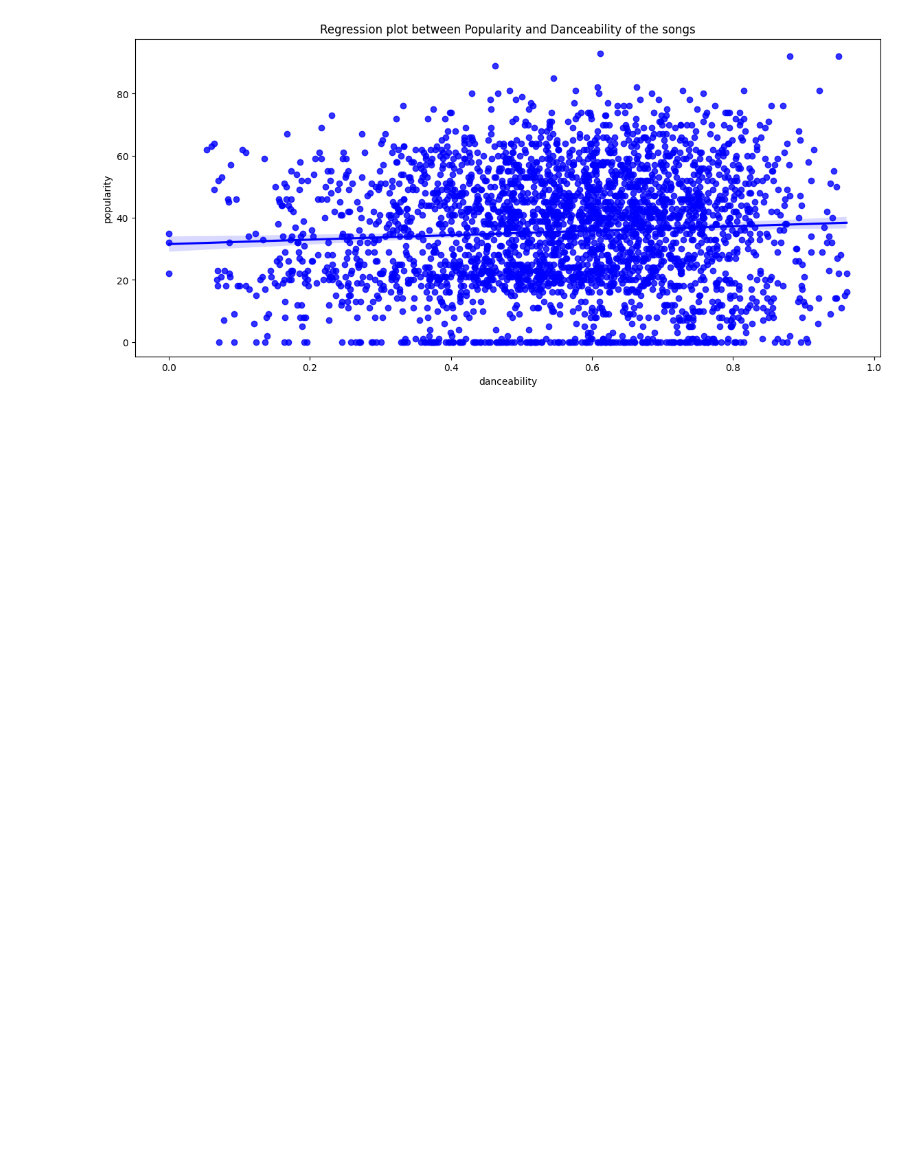
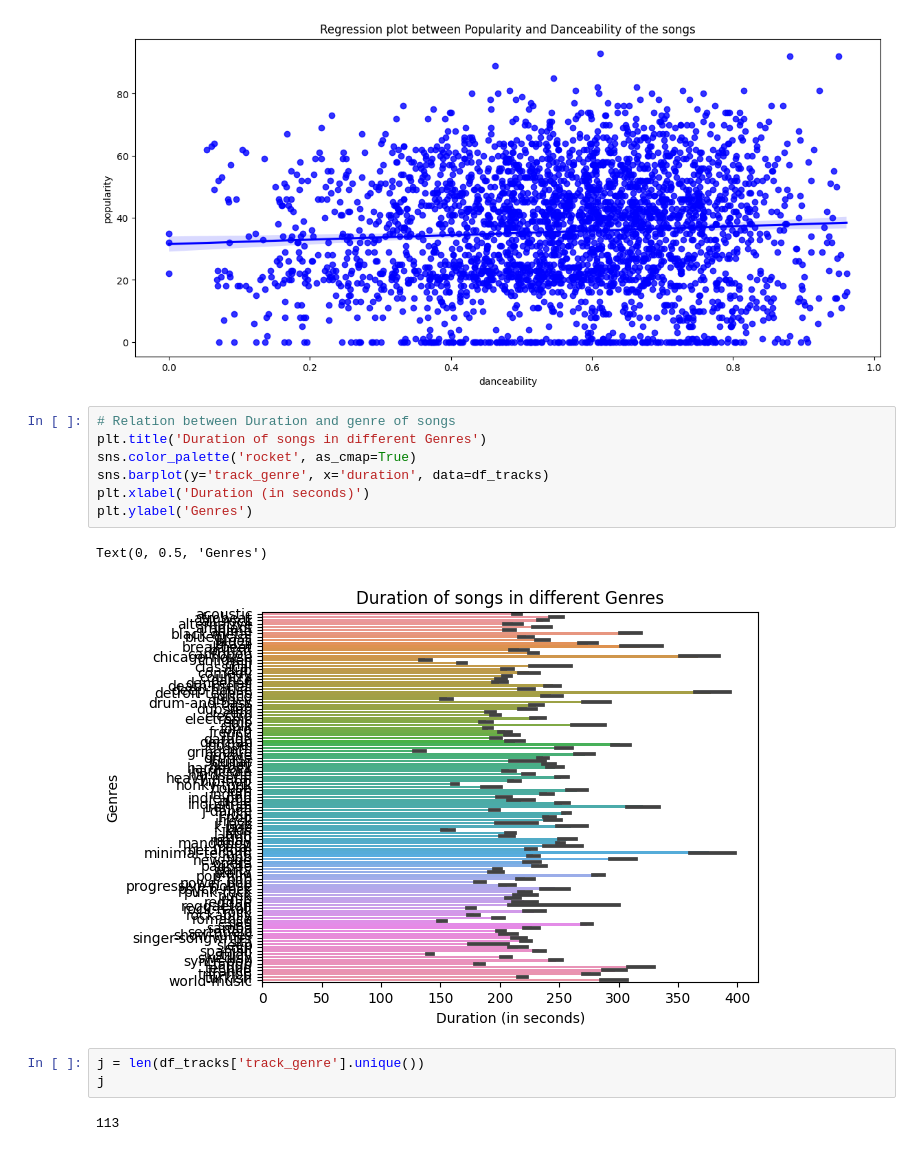
Before and after one commit to AcV134/Spotify-Data-Analysis, a Jupyter notebook: spotify_data_analysis.ipynb, the cells around one changed output. Cells and saved outputs as stored; diff of their text form; blank space fills up the shorter version.

Commit message:
Add barplot between genre and duration

```diff
--- a/spotify_data_analysis.ipynb
+++ b/spotify_data_analysis.ipynb
@@ -195,3 +195,18 @@ sns.regplot(data = df_sam, x = 'danceability', y = 'popularity',color = 'blue').
 # %% [output]
 [Text(0.5, 1.0, 'Regression plot between Popularity and Danceability of the songs')]
 [figure]
+# %%
+# Relation between Duration and genre of songs
+plt.title('Duration of songs in different Genres')
+sns.color_palette('rocket', as_cmap=True)
+sns.barplot(y='track_genre', x='duration', data=df_tracks)
+plt.xlabel('Duration (in seconds)')
+plt.ylabel('Genres')
+# %% [output]
+Text(0, 0.5, 'Genres')
+[figure, added]
+# %%
+j = len(df_tracks['track_genre'].unique())
+j
+# %% [output]
+113
```
